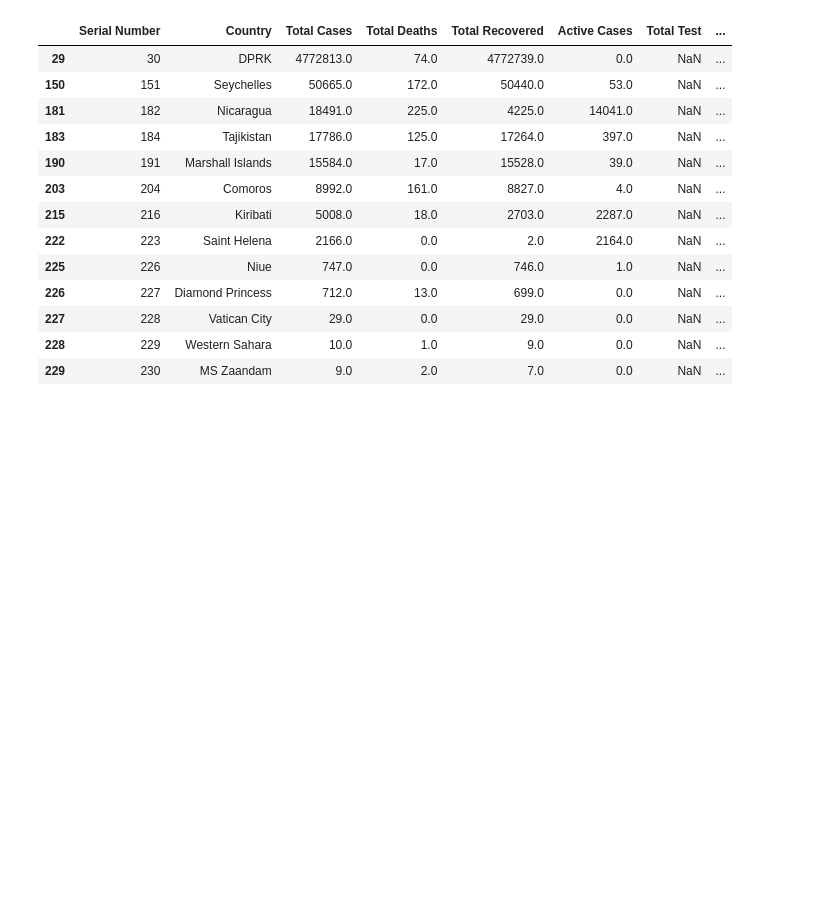
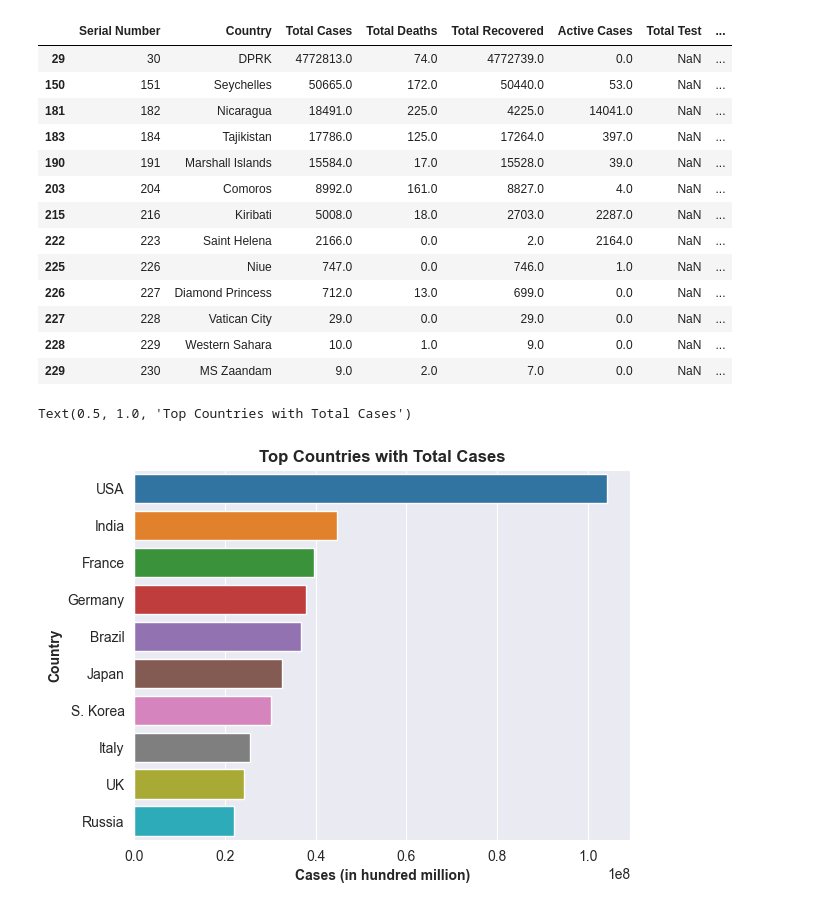
Before and after one commit to MertcanKilicli/data-analysis-projects, a Jupyter notebook: covid/covid_worldwide.ipynb, the cells around one changed output. Saved outputs shown, nothing was run; the diff lists cells and outputs as text; code cells hidden in the pictures; blank space fills up the shorter version.

```diff
--- a/covid/covid_worldwide.ipynb
+++ b/covid/covid_worldwide.ipynb
@@ -167,3 +172,19 @@ df[df['Total Test'].isna()]
 df.drop(columns='Serial Number', inplace=True)
 # %%
 df.reset_index(inplace=True)
+# %%
+# Countries with total cases
+
+country_case = df[['Country', 'Total Cases']]
+
+country_case_plot = country_case.sort_values('Total Cases', ascending=False).head(10)
+
+sns.set_style("darkgrid")
+
+ccplot = sns.barplot(x='Total Cases', y='Country', data=country_case_plot)
+ccplot.set_ylabel('Country', fontweight='bold')
+ccplot.set_xlabel('Cases (in hundred million)', fontweight='bold')
+ccplot.set_title('Top Countries with Total Cases', fontweight='heavy')
+# %% [output]
+Text(0.5, 1.0, 'Top Countries with Total Cases')
+[figure, added]
```
Also changed, not shown: parts of 2 cells of this notebook.
